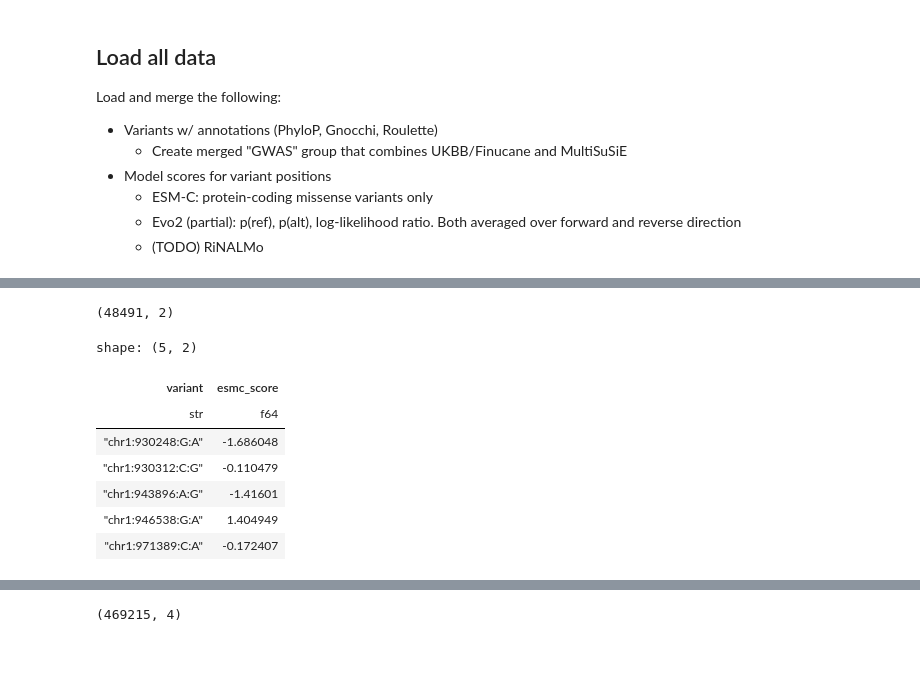
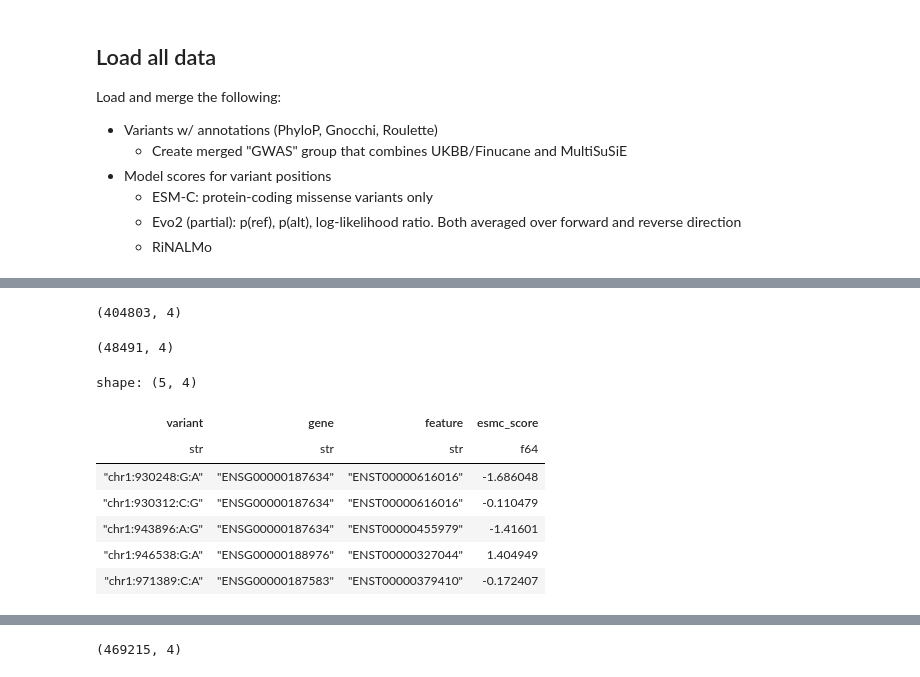
Before and after one commit to rcalef/vep_comparisons, a Jupyter notebook: notebooks/compare_annotations.ipynb, the cells around one changed output, grey strips where cells are left out. Cells and saved outputs as stored; diff of their text form; code cells hidden in the pictures.

```diff
--- a/notebooks/compare_annotations.ipynb
+++ b/notebooks/compare_annotations.ipynb
@@ -72,3 +88,5 @@ model_names = {
+# %%
+_ = pl.Config.set_tbl_rows(15)
 # %% [markdown]
 ## Load all data
 
@@ -78,7 +96,7 @@ Load and merge the following:
 - Model scores for variant positions
     - ESM-C: protein-coding missense variants only
     - Evo2 (partial): p(ref), p(alt), log-likelihood ratio. Both averaged over forward and reverse direction
-    - (TODO) RiNALMo
+    - RiNALMo
 # %%
 # Load variants w/ annotations
 df = (
@@ -121,29 +143,71 @@ shape: (5, 42)
 | "chr1:841852:C:T" | "ENSG00000228794" | "chr1" | "C" | "T" | "ENST00000415295" | "non_coding_transcript_exon_var… | null | "LINC01128" | "lncRNA" | ... |
 | "chr1:856473:G:A" | "ENSG00000228794" | "chr1" | "G" | "A" | "ENST00000666741" | "non_coding_transcript_exon_var… | null | "LINC01128" | "lncRNA" | ... |
 | "chr1:858952:G:A" | "ENSG00000228794" | "chr1" | "G" | "A" | "ENST00000666741" | "non_coding_transcript_exon_var… | null | "LINC01128" | "lncRNA" | ... |
+# %%
+def load_one_rinalmo(path: Path) -> pl.DataFrame:
+    return (
+        pl.read_parquet(
+            path,
+            columns=[
+                "chrom",
+                "pos",
+                "ref",
+                "alt",
+                "transcript_id",
+                "gene_id",
+                "score_ref",
+                "score_alt",
+            ],
+        )
+        .with_columns(
+            variant=pl.format("chr{}:{}:{}:{}", "chrom", "pos", "ref", "alt"),
+            gene=pl.col("gene_id").str.split(".").list[0],
+            feature=pl.col("transcript_id").str.split(".").list[0],
+            # Do log p(alt) - log p(ref) to have a "pathogenicity" score
+            rinalmo_score=pl.col("score_ref") - pl.col("score_alt"),
+        )
+        .drop(
+            "chrom",
+            "pos",
+            "ref",
+            "alt",
+            "gene_id",
+            "transcript_id",
+            "score_ref",
+            "score_alt",
+        )
+    )
+
+
+all_rinalmo_scores = pl.concat(
+    [load_one_rinalmo(rinalmo_dir / filename) for filename in rinalmo_files]
+).unique("variant")
+all_rinalmo_scores.shape
+# %% [output]
+(404803, 4)
 # %%
 # Load ESM-C scores for protein-coding missense variants
 esmc_scores = (
     pl.read_csv(
         esmc_scores_path,
         separator="\t",
     )
     # Original scores are log(ref) - log(alt), so negate
     # so we have "pathogenicity" scores instead of
     # "tolerability" scores.
     .with_columns(score=-pl.col("score"))
     .rename({"score": "esmc_score"})
-    .select("variant", "esmc_score")
+    .select("variant", "gene", "feature", "esmc_score")
 )
 print(esmc_scores.shape)
 esmc_scores.head()
 # %% [output]
-(48491, 2)
+(48491, 4)
-shape: (5, 2)
+shape: (5, 4)
-| variant | esmc_score |
-| str | f64 |
-| "chr1:930248:G:A" | -1.686048 |
-| "chr1:930312:C:G" | -0.110479 |
-| "chr1:943896:A:G" | -1.41601 |
-| "chr1:946538:G:A" | 1.404949 |
-| "chr1:971389:C:A" | -0.172407 |
+| variant | gene | feature | esmc_score |
+| str | str | str | f64 |
+| "chr1:930248:G:A" | "ENSG00000187634" | "ENST00000616016" | -1.686048 |
+| "chr1:930312:C:G" | "ENSG00000187634" | "ENST00000616016" | -0.110479 |
+| "chr1:943896:A:G" | "ENSG00000187634" | "ENST00000455979" | -1.41601 |
+| "chr1:946538:G:A" | "ENSG00000188976" | "ENST00000327044" | 1.404949 |
+| "chr1:971389:C:A" | "ENSG00000187583" | "ENST00000379410" | -0.172407 |
```
Also changed, not shown: parts of 109 cells of this notebook, 7 other files.
